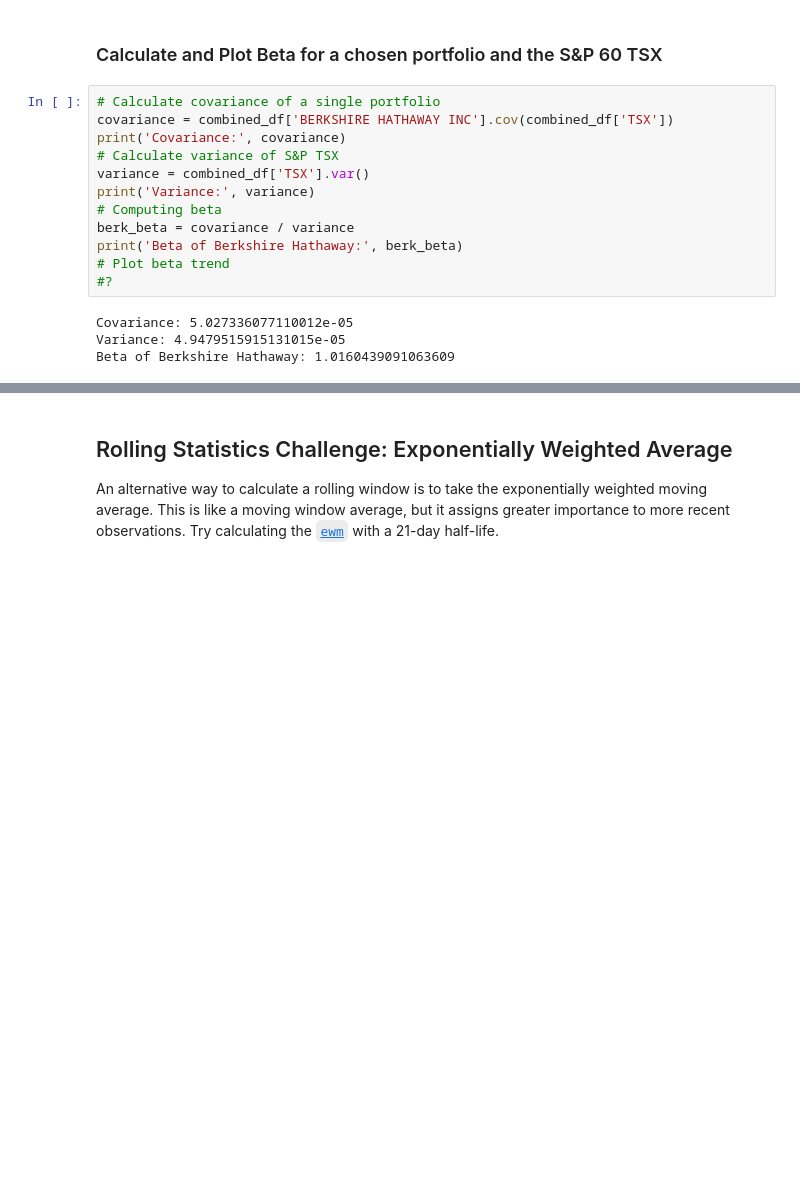
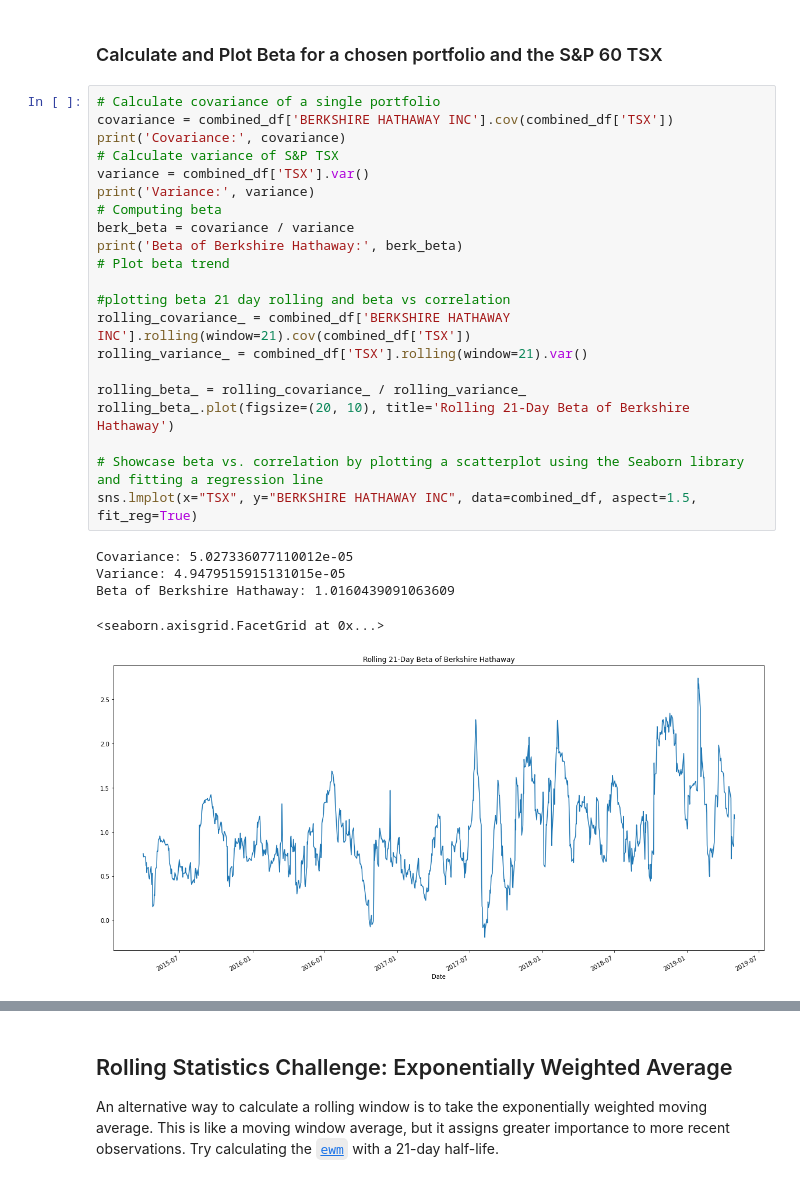
Before and after one commit to keanumanson/Pandas-Homework, a Jupyter notebook: whale_analysis.ipynb, the cells around one changed output, grey strips where cells are left out. Saved outputs shown, nothing was run; the diff lists cells and outputs as text; blank space fills up the shorter version.

```diff
--- a/whale_analysis.ipynb
+++ b/whale_analysis.ipynb
@@ -352,16 +337,27 @@ sns.heatmap(correlation, vmin=-1, vmax=1)
 # %%
 # Calculate covariance of a single portfolio
 covariance = combined_df['BERKSHIRE HATHAWAY INC'].cov(combined_df['TSX'])
 print('Covariance:', covariance)
 # Calculate variance of S&P TSX
 variance = combined_df['TSX'].var()
 print('Variance:', variance)
 # Computing beta
 berk_beta = covariance / variance
 print('Beta of Berkshire Hathaway:', berk_beta)
 # Plot beta trend
-#?
+
+#plotting beta 21 day rolling and beta vs correlation
+rolling_covariance_ = combined_df['BERKSHIRE HATHAWAY INC'].rolling(window=21).cov(combined_df['TSX'])
+rolling_variance_ = combined_df['TSX'].rolling(window=21).var()
+
+rolling_beta_ = rolling_covariance_ / rolling_variance_
+rolling_beta_.plot(figsize=(20, 10), title='Rolling 21-Day Beta of Berkshire Hathaway')
+
+# Showcase beta vs. correlation by plotting a scatterplot using the Seaborn library and fitting a regression line
+sns.lmplot(x="TSX", y="BERKSHIRE HATHAWAY INC", data=combined_df, aspect=1.5, fit_reg=True)
 # %% [output]
 Covariance: 5.027336077110012e-05
 Variance: 4.9479515915131015e-05
 Beta of Berkshire Hathaway: 1.0160439091063609
+<seaborn.axisgrid.FacetGrid at 0x...>
+[figure, added]
```
Also changed, not shown: parts of 33 cells of this notebook, 7 other files.
